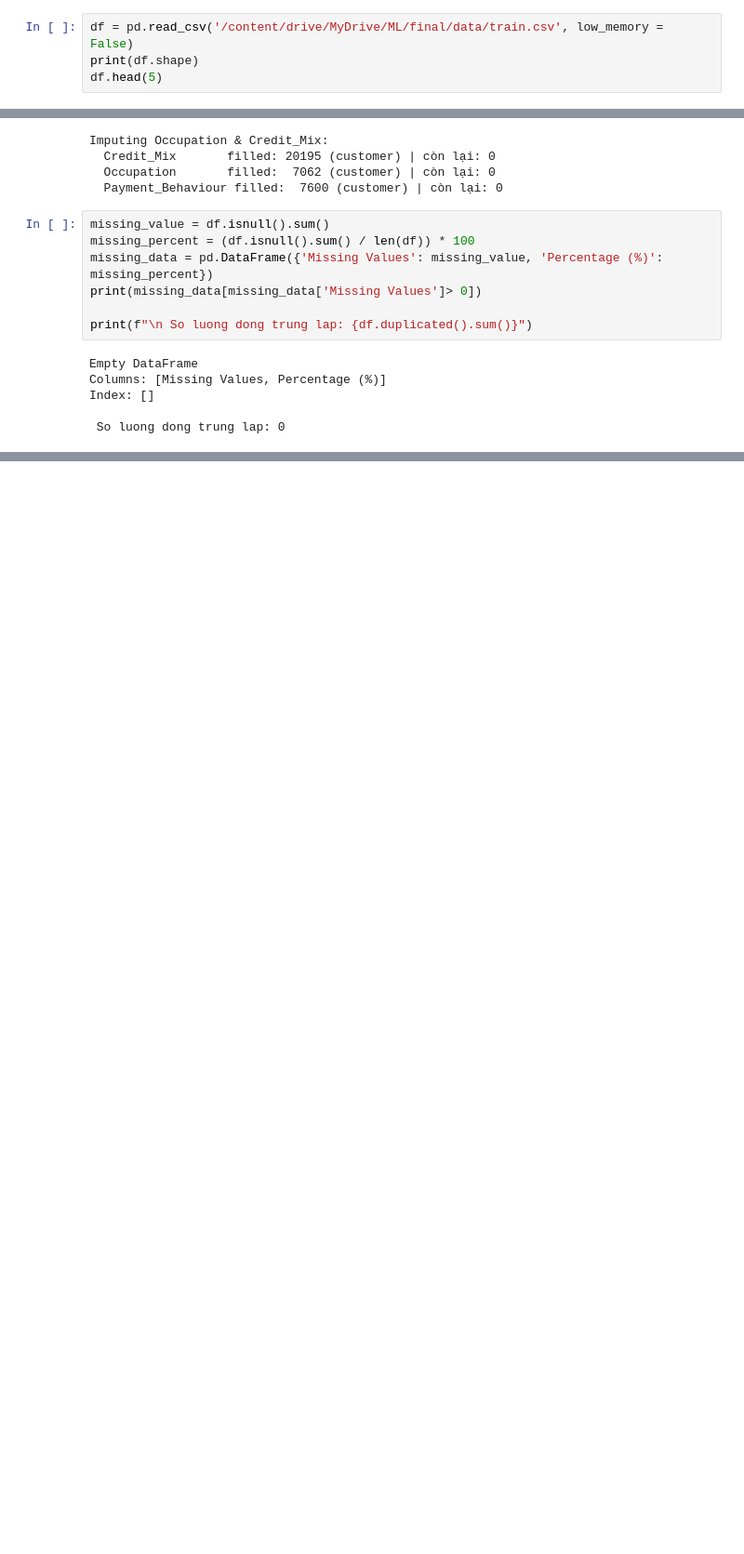
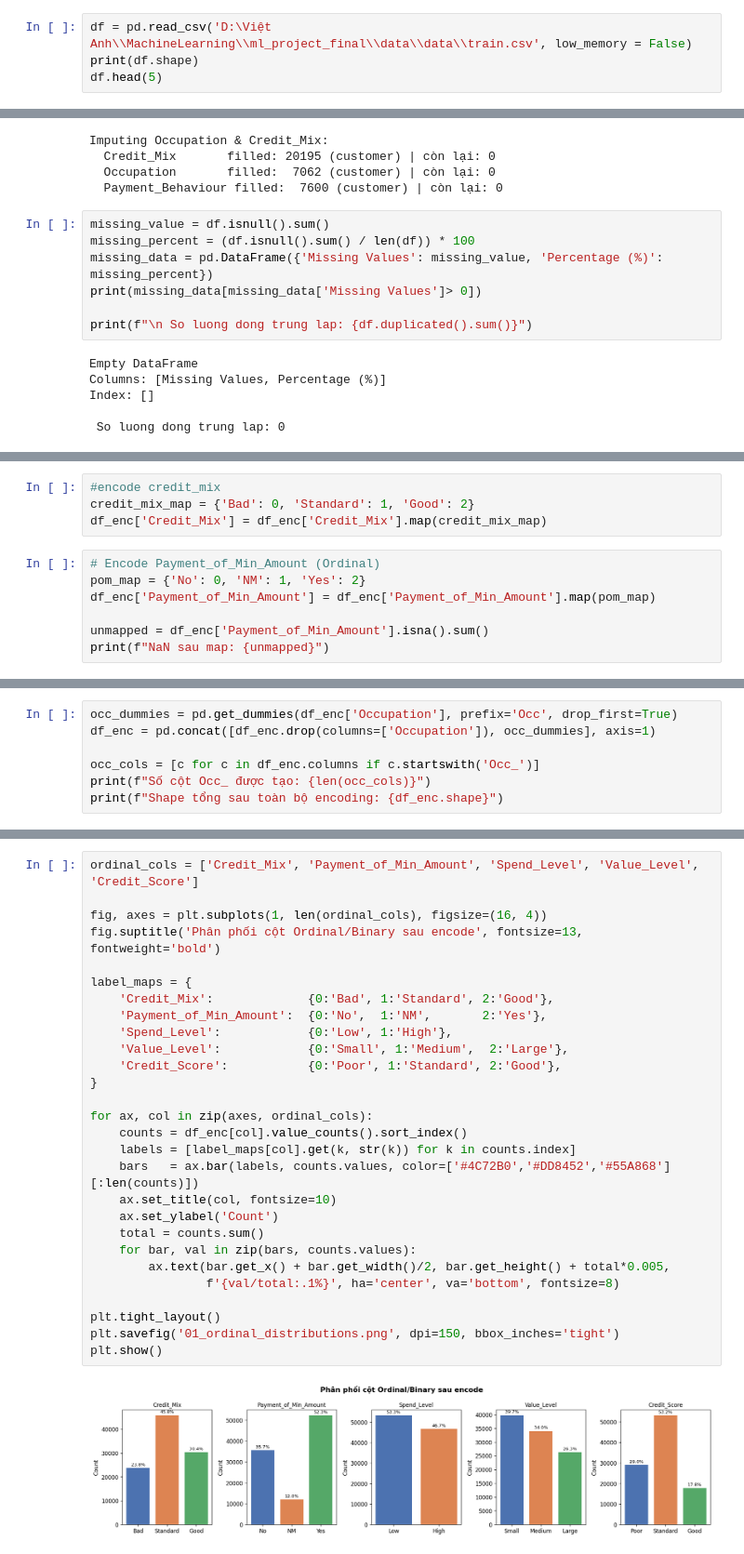
Before and after one commit to VietAnh-205/ml_project_final, a Jupyter notebook: ml_project.ipynb, the cells around one changed output, grey strips where cells are left out. Shown at 93% size. Drawn from its saved outputs; the diff is of its cells as text; blank space fills up the shorter version.

Commit message:
update ml_project_final

```diff
--- a/ml_project.ipynb
+++ b/ml_project.ipynb
@@ -11,5 +28,5 @@ Mounted at /content/drive
 # %%
-df = pd.read_csv('/content/drive/MyDrive/ML/final/data/train.csv', low_memory = False)
+df = pd.read_csv('D:\Việt Anh\\MachineLearning\\ml_project_final\\data\\data\\train.csv', low_memory = False)
 print(df.shape)
 df.head(5)
 # %% [output]
@@ -342,0 +371,11 @@ split and Enconde
+# %%
+#encode credit_mix
+credit_mix_map = {'Bad': 0, 'Standard': 1, 'Good': 2}
+df_enc['Credit_Mix'] = df_enc['Credit_Mix'].map(credit_mix_map)
+# %%
+# Encode Payment_of_Min_Amount (Ordinal)
+pom_map = {'No': 0, 'NM': 1, 'Yes': 2}
+df_enc['Payment_of_Min_Amount'] = df_enc['Payment_of_Min_Amount'].map(pom_map)
+
+unmapped = df_enc['Payment_of_Min_Amount'].isna().sum()
+print(f"NaN sau map: {unmapped}")
@@ -342,0 +466,7 @@ split and Enconde
+# %%
+occ_dummies = pd.get_dummies(df_enc['Occupation'], prefix='Occ', drop_first=True)
+df_enc = pd.concat([df_enc.drop(columns=['Occupation']), occ_dummies], axis=1)
+
+occ_cols = [c for c in df_enc.columns if c.startswith('Occ_')]
+print(f"Số cột Occ_ được tạo: {len(occ_cols)}")
+print(f"Shape tổng sau toàn bộ encoding: {df_enc.shape}")
@@ -342,0 +490,30 @@ split and Enconde
+# %%
+ordinal_cols = ['Credit_Mix', 'Payment_of_Min_Amount', 'Spend_Level', 'Value_Level', 'Credit_Score']
+
+fig, axes = plt.subplots(1, len(ordinal_cols), figsize=(16, 4))
+fig.suptitle('Phân phối cột Ordinal/Binary sau encode', fontsize=13, fontweight='bold')
+
+label_maps = {
+    'Credit_Mix':             {0:'Bad', 1:'Standard', 2:'Good'},
+    'Payment_of_Min_Amount':  {0:'No',  1:'NM',       2:'Yes'},
+    'Spend_Level':            {0:'Low', 1:'High'},
+    'Value_Level':            {0:'Small', 1:'Medium',  2:'Large'},
+    'Credit_Score':           {0:'Poor', 1:'Standard', 2:'Good'},
+}
+
+for ax, col in zip(axes, ordinal_cols):
+    counts = df_enc[col].value_counts().sort_index()
+    labels = [label_maps[col].get(k, str(k)) for k in counts.index]
+    bars   = ax.bar(labels, counts.values, color=['#4C72B0','#DD8452','#55A868'][:len(counts)])
+    ax.set_title(col, fontsize=10)
+    ax.set_ylabel('Count')
+    total = counts.sum()
+    for bar, val in zip(bars, counts.values):
+        ax.text(bar.get_x() + bar.get_width()/2, bar.get_height() + total*0.005,
+                f'{val/total:.1%}', ha='center', va='bottom', fontsize=8)
+
+plt.tight_layout()
+plt.savefig('01_ordinal_distributions.png', dpi=150, bbox_inches='tight')
+plt.show()
+# %% [output]
+[figure, added]
```
Also changed, not shown: parts of 26 cells of this notebook, 4 other files.
